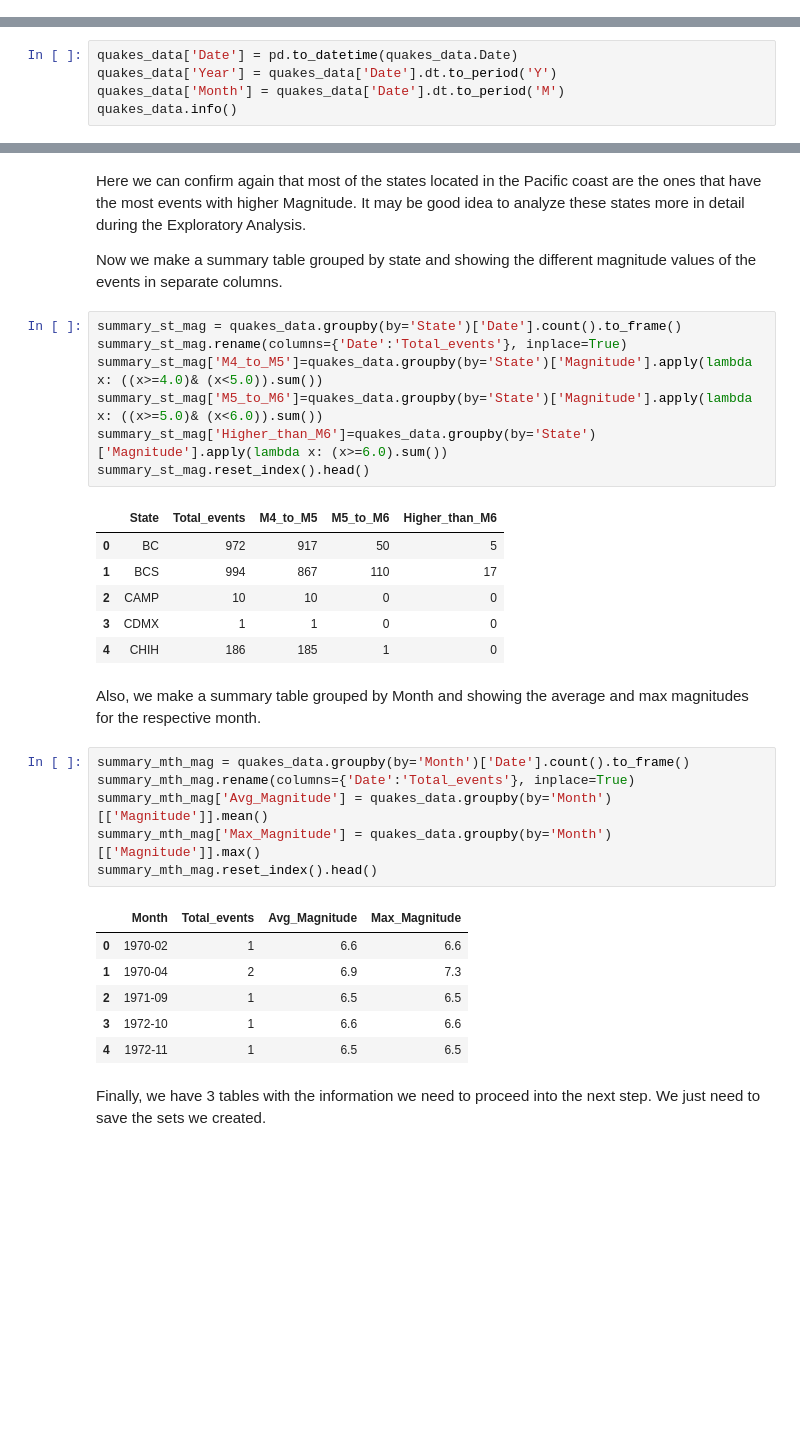
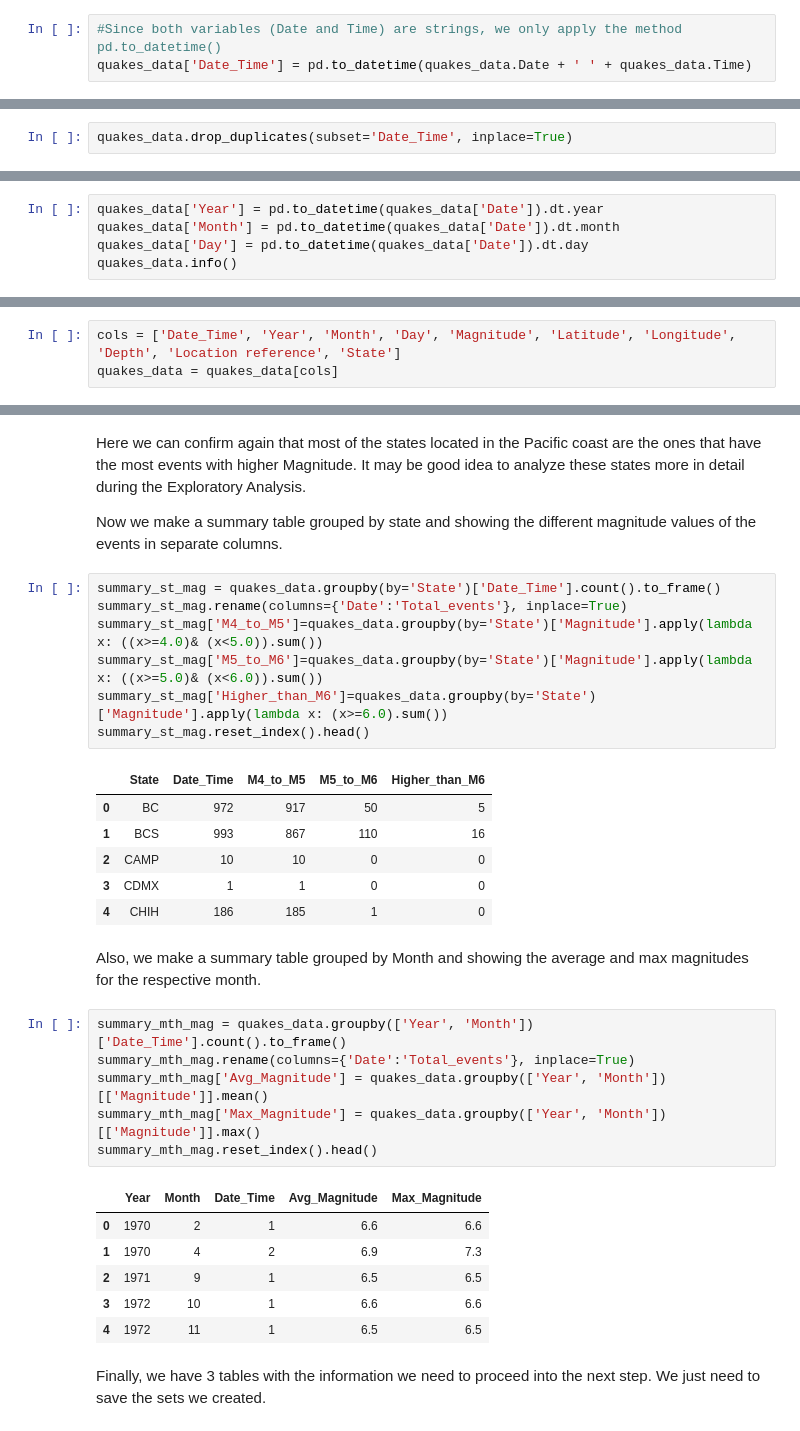
Before and after one commit to BravoM-A/Springboard, a Jupyter notebook: Capstone 2 Project/Capstone_2_data_wrangling.ipynb, the cells around one changed output, grey strips where cells are left out. Cells and saved outputs as stored; diff of their text form; blank space fills up the shorter version.

```diff
--- a/Capstone 2 Project/Capstone_2_data_wrangling.ipynb
+++ b/Capstone 2 Project/Capstone_2_data_wrangling.ipynb
@@ -90,0 +126,3 @@ Let's add now 2 more columns to the dataset: 'Year' and 'Month'. These 2 columns
+# %%
+#Since both variables (Date and Time) are strings, we only apply the method pd.to_datetime()
+quakes_data['Date_Time'] = pd.to_datetime(quakes_data.Date + ' ' + quakes_data.Time)
@@ -90,0 +188,2 @@ Let's add now 2 more columns to the dataset: 'Year' and 'Month'. These 2 columns
+# %%
+quakes_data.drop_duplicates(subset='Date_Time', inplace=True)
@@ -91,7 +194,7 @@ Let's add now 2 more columns to the dataset: 'Year' and 'Month'. These 2 columns
 # %%
-quakes_data['Date'] = pd.to_datetime(quakes_data.Date)
-quakes_data['Year'] = quakes_data['Date'].dt.to_period('Y')
-quakes_data['Month'] = quakes_data['Date'].dt.to_period('M')
+quakes_data['Year'] = pd.to_datetime(quakes_data['Date']).dt.year
+quakes_data['Month'] = pd.to_datetime(quakes_data['Date']).dt.month
+quakes_data['Day'] = pd.to_datetime(quakes_data['Date']).dt.day
 quakes_data.info()
 # %% [output]
 <class 'pandas.core.frame.DataFrame'>
@@ -114,3 +221,6 @@ memory usage: 3.0+ MB
+# %%
+cols = ['Date_Time', 'Year', 'Month', 'Day', 'Magnitude', 'Latitude', 'Longitude', 'Depth', 'Location reference', 'State']
+quakes_data = quakes_data[cols]
 # %%
 quakes_data.head()
 # %% [output]
@@ -155,34 +274,34 @@ Here we can confirm again that most of the states located in the Pacific coast a
 
 Now we make a summary table grouped by state and showing the different magnitude values of the events in separate columns.
 # %%
-summary_st_mag = quakes_data.groupby(by='State')['Date'].count().to_frame()
+summary_st_mag = quakes_data.groupby(by='State')['Date_Time'].count().to_frame()
 summary_st_mag.rename(columns={'Date':'Total_events'}, inplace=True)
 summary_st_mag['M4_to_M5']=quakes_data.groupby(by='State')['Magnitude'].apply(lambda x: ((x>=4.0)& (x<5.0)).sum())
 summary_st_mag['M5_to_M6']=quakes_data.groupby(by='State')['Magnitude'].apply(lambda x: ((x>=5.0)& (x<6.0)).sum())
 summary_st_mag['Higher_than_M6']=quakes_data.groupby(by='State')['Magnitude'].apply(lambda x: (x>=6.0).sum())
 summary_st_mag.reset_index().head()
 # %% [output]
-|  | State | Total_events | M4_to_M5 | M5_to_M6 | Higher_than_M6 |
+|  | State | Date_Time | M4_to_M5 | M5_to_M6 | Higher_than_M6 |
 | 0 | BC | 972 | 917 | 50 | 5 |
-| 1 | BCS | 994 | 867 | 110 | 17 |
+| 1 | BCS | 993 | 867 | 110 | 16 |
 | 2 | CAMP | 10 | 10 | 0 | 0 |
 | 3 | CDMX | 1 | 1 | 0 | 0 |
 | 4 | CHIH | 186 | 185 | 1 | 0 |
 # %% [markdown]
 Also, we make a summary table grouped by Month and showing the average and max magnitudes for the respective month.
 # %%
-summary_mth_mag = quakes_data.groupby(by='Month')['Date'].count().to_frame()
+summary_mth_mag = quakes_data.groupby(['Year', 'Month'])['Date_Time'].count().to_frame()
 summary_mth_mag.rename(columns={'Date':'Total_events'}, inplace=True)
-summary_mth_mag['Avg_Magnitude'] = quakes_data.groupby(by='Month')[['Magnitude']].mean()
-summary_mth_mag['Max_Magnitude'] = quakes_data.groupby(by='Month')[['Magnitude']].max()
+summary_mth_mag['Avg_Magnitude'] = quakes_data.groupby(['Year', 'Month'])[['Magnitude']].mean()
+summary_mth_mag['Max_Magnitude'] = quakes_data.groupby(['Year', 'Month'])[['Magnitude']].max()
 summary_mth_mag.reset_index().head()
 # %% [output]
-|  | Month | Total_events | Avg_Magnitude | Max_Magnitude |
-| 0 | 1970-02 | 1 | 6.6 | 6.6 |
-| 1 | 1970-04 | 2 | 6.9 | 7.3 |
-| 2 | 1971-09 | 1 | 6.5 | 6.5 |
-| 3 | 1972-10 | 1 | 6.6 | 6.6 |
-| 4 | 1972-11 | 1 | 6.5 | 6.5 |
+|  | Year | Month | Date_Time | Avg_Magnitude | Max_Magnitude |
+| 0 | 1970 | 2 | 1 | 6.6 | 6.6 |
+| 1 | 1970 | 4 | 2 | 6.9 | 7.3 |
+| 2 | 1971 | 9 | 1 | 6.5 | 6.5 |
+| 3 | 1972 | 10 | 1 | 6.6 | 6.6 |
+| 4 | 1972 | 11 | 1 | 6.5 | 6.5 |
 # %% [markdown]
 Finally, we have 3 tables with the information we need to proceed into the next step.
 We just need to save the sets we created.
```
Also changed, not shown: parts of 30 cells of this notebook, 2 other files.
